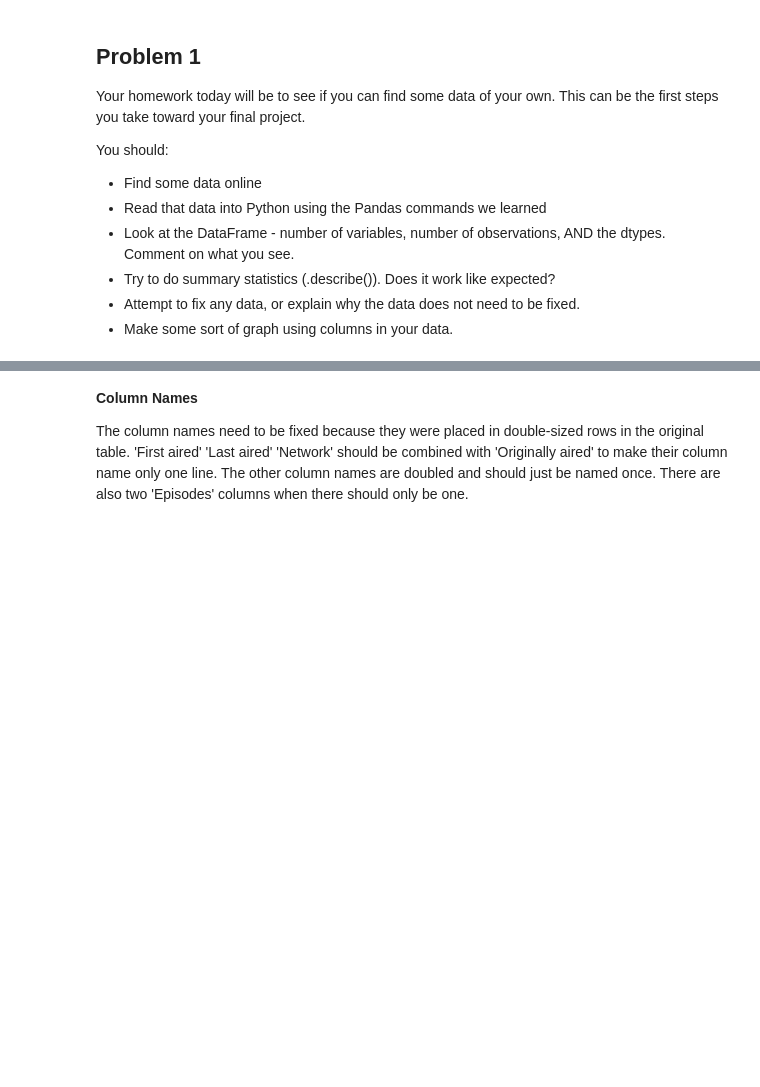
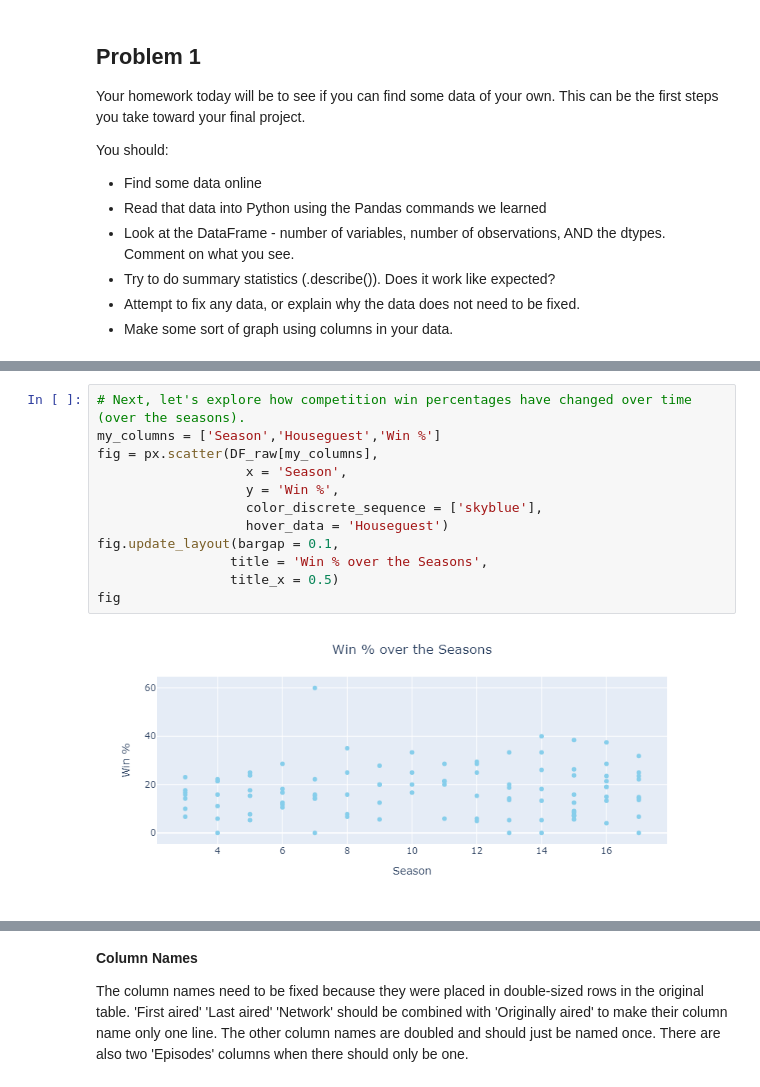
Before and after one commit to joseephwong/Day8, a Jupyter notebook: Day8-HW.ipynb, the cells around one changed output, grey strips where cells are left out. Drawn from its saved outputs; the diff is of its cells as text; blank space fills up the shorter version.

```diff
--- a/Day8-HW.ipynb
+++ b/Day8-HW.ipynb
@@ -455,0 +502,14 @@ for column in columns_list:
+# %%
+# Next, let's explore how competition win percentages have changed over time (over the seasons).
+my_columns = ['Season','Houseguest','Win %']
+fig = px.scatter(DF_raw[my_columns],
+                   x = 'Season',
+                   y = 'Win %',
+                   color_discrete_sequence = ['skyblue'],
+                   hover_data = 'Houseguest')
+fig.update_layout(bargap = 0.1,
+                 title = 'Win % over the Seasons',
+                 title_x = 0.5)
+fig
+# %% [output]
+[figure, added]
```
Also changed, not shown: parts of 26 cells of this notebook.
